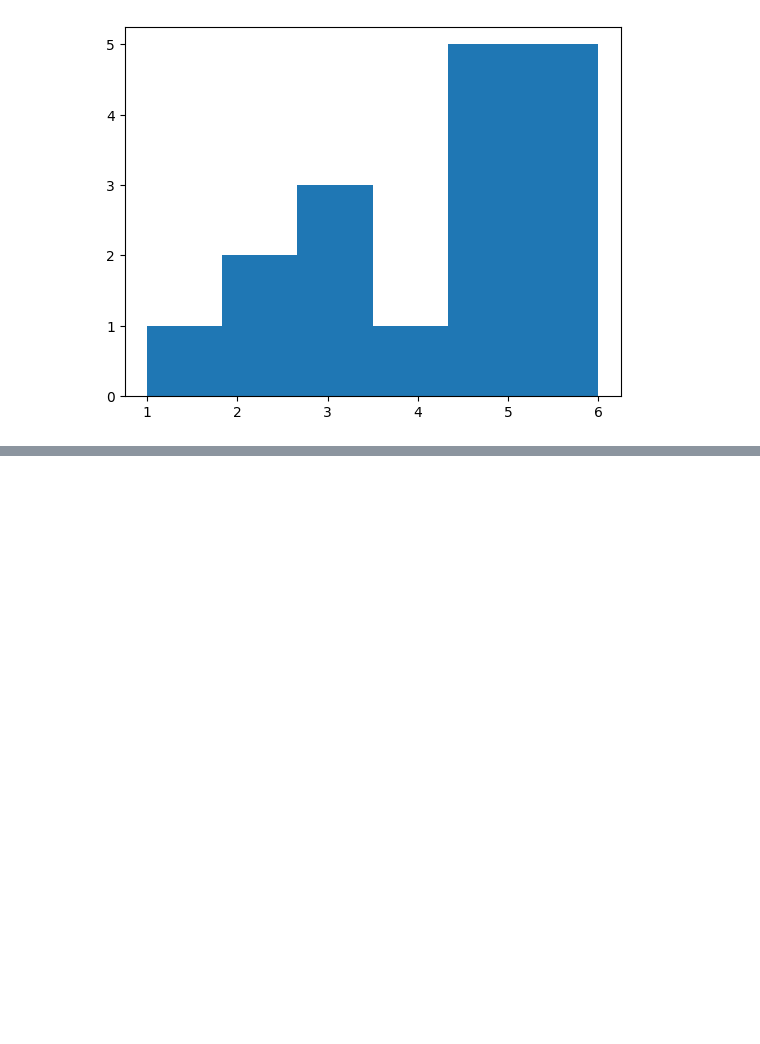
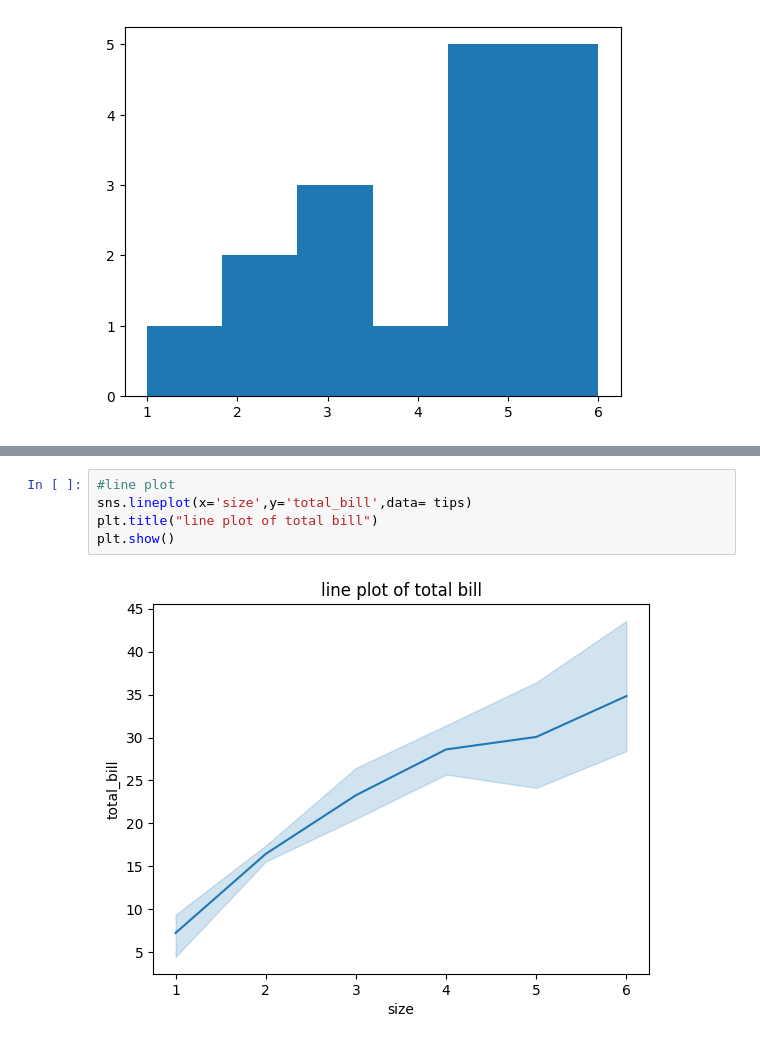
Before and after one commit to yashshahi/Practice, a Jupyter notebook: Visualisation.ipynb, the cells around one changed output, grey strips where cells are left out. Saved outputs shown, nothing was run; the diff lists cells and outputs as text; blank space fills up the shorter version.

```diff
--- a/Visualisation.ipynb
+++ b/Visualisation.ipynb
@@ -119,0 +145,7 @@ plt.hist(data,bins=6)
+# %%
+#line plot
+sns.lineplot(x='size',y='total_bill',data= tips)
+plt.title("line plot of total bill")
+plt.show()
+# %% [output]
+[figure, added]
```
Also changed, not shown: parts of 11 cells of this notebook.
